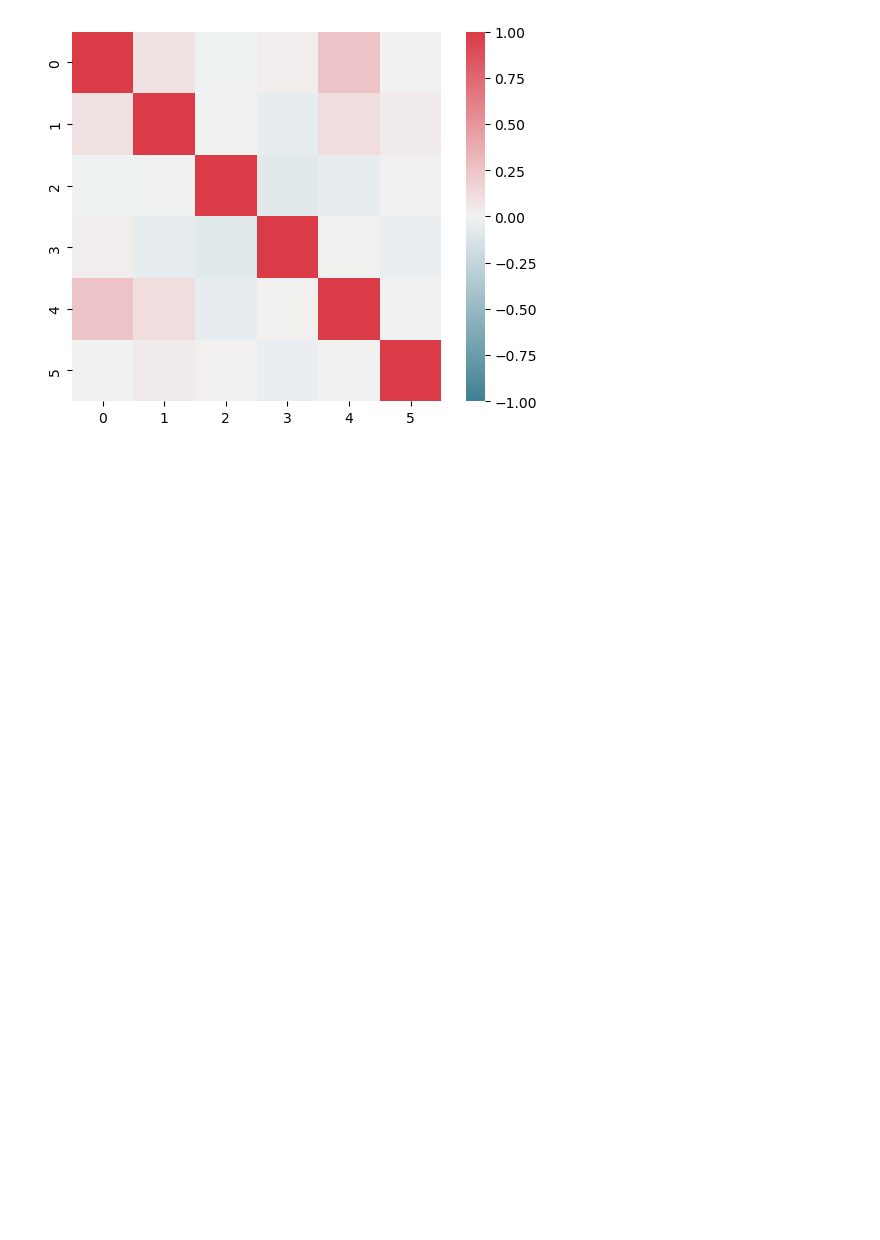
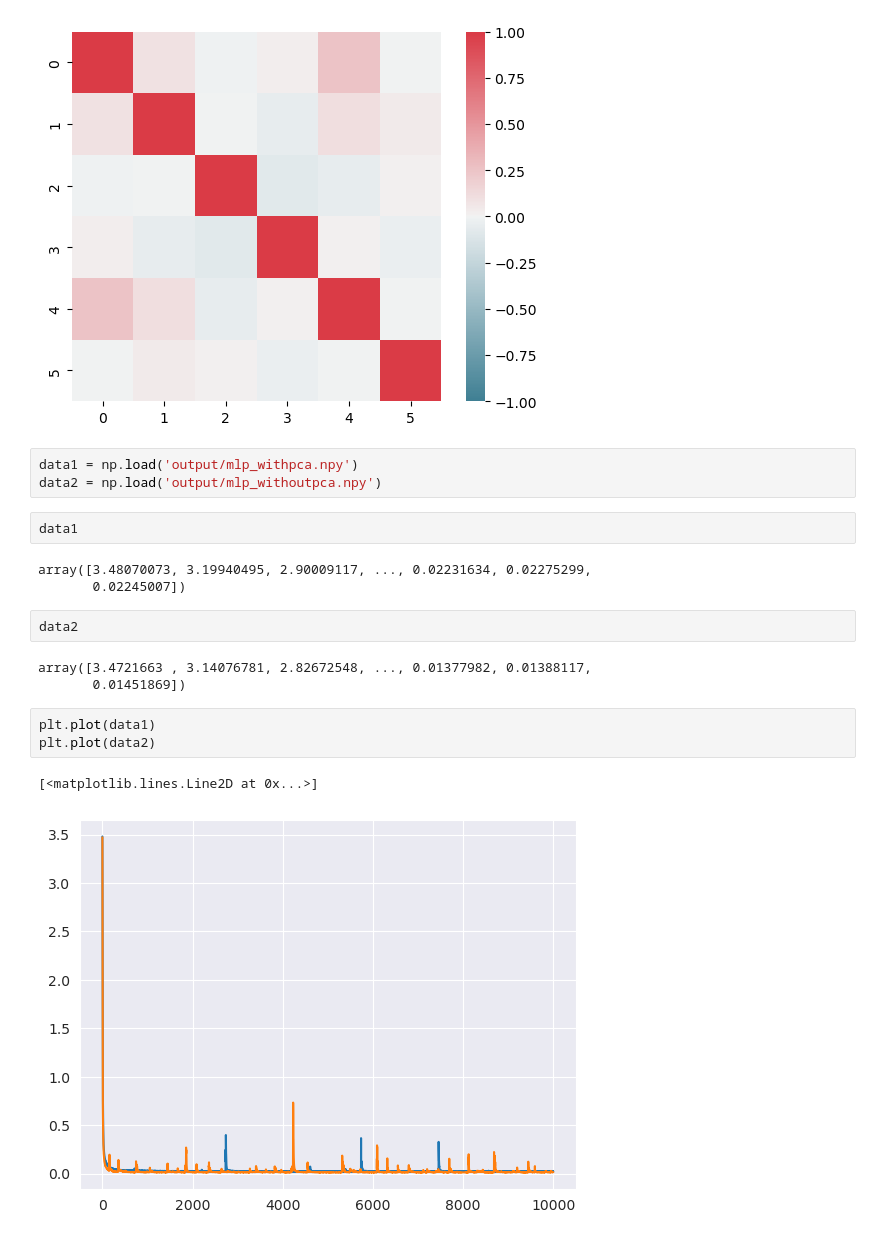
Before and after one commit to Unnamed-1408/CSE5002_Mini_Project, a Jupyter notebook: raw_data_analyse.ipynb, the cells around one changed output. Cells and saved outputs as stored; diff of their text form; blank space fills up the shorter version.

```diff
--- a/raw_data_analyse.ipynb
+++ b/raw_data_analyse.ipynb
@@ -88,3 +88,22 @@ sns.heatmap(corr,
 # %% [output]
 <Axes: >
 [figure]
+# %%
+data1 = np.load('output/mlp_withpca.npy')
+data2 = np.load('output/mlp_withoutpca.npy')
+# %%
+data1
+# %% [output]
+array([3.48070073, 3.19940495, 2.90009117, ..., 0.02231634, 0.02275299,
+       0.02245007])
+# %%
+data2
+# %% [output]
+array([3.4721663 , 3.14076781, 2.82672548, ..., 0.01377982, 0.01388117,
+       0.01451869])
+# %%
+plt.plot(data1)
+plt.plot(data2)
+# %% [output]
+[<matplotlib.lines.Line2D at 0x...>]
+[figure, added]
```
Also changed, not shown: parts of 2 cells of this notebook, 4 other files.
